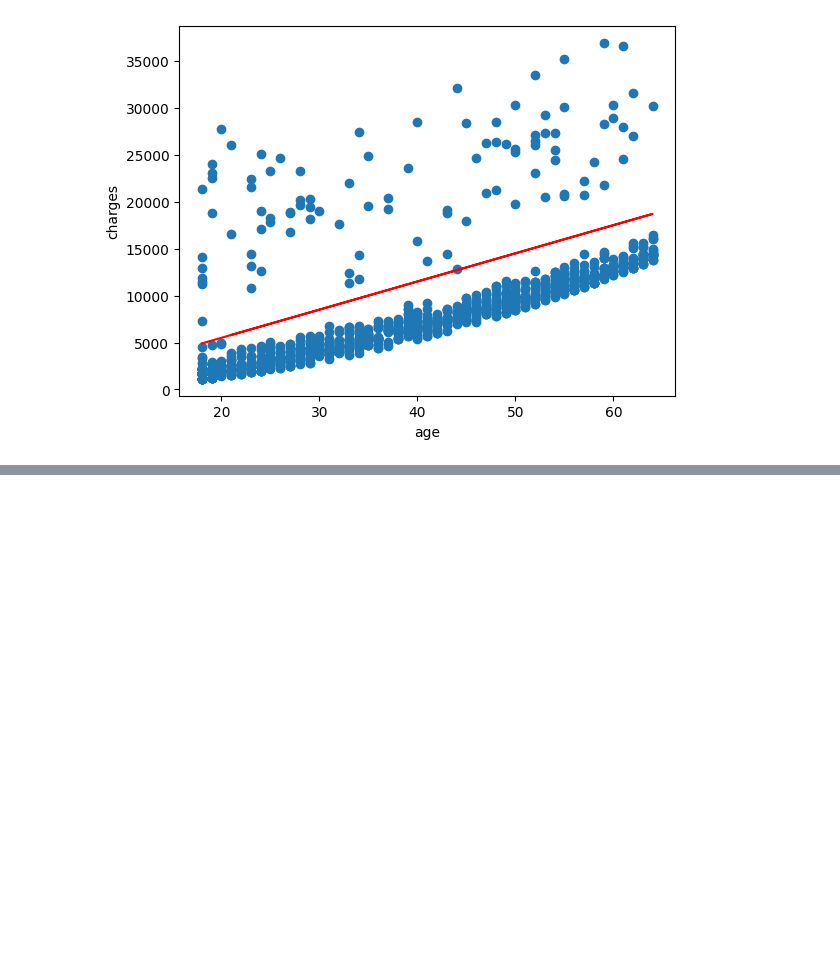
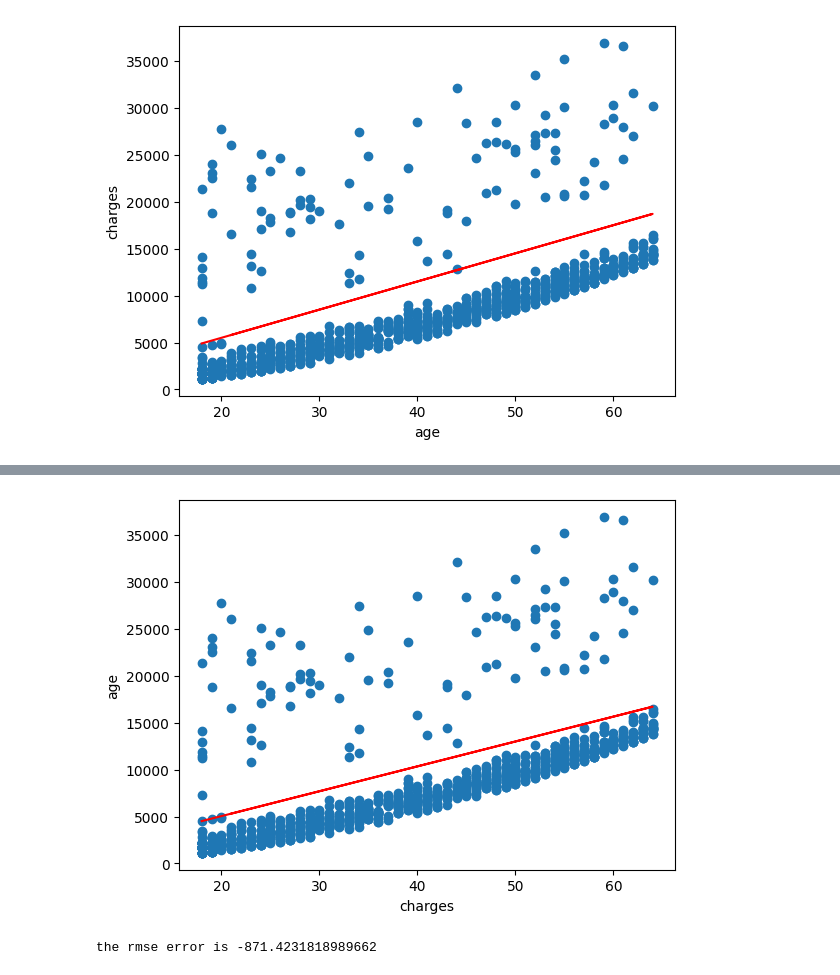
Before and after one commit to adith369-web/ml-projects, a Jupyter notebook: scikit-learn_notes.ipynb, the cells around one changed output, grey strips where cells are left out. Cells and saved outputs as stored; diff of their text form; code cells hidden in the pictures; blank space fills up the shorter version.

```diff
--- a/scikit-learn_notes.ipynb
+++ b/scikit-learn_notes.ipynb
@@ -440,0 +497,5 @@ this looks good fit (300, -500.)
+# %%
+#the error is when w is 300 and b is -500
+estimated_charges=estimate_charges(df_non_smoker['age'],300,-500)
+error = df_non_smoker['charges'] - estimated_charges
+print(error)
@@ -440,0 +515,9 @@ this looks good fit (300, -500.)
+# %%
+#we can calculate the rmse
+
+predicted=estimate_charges(df_non_smoker['age'],300,-500)
+target=df_non_smoker['charges']
+def rmse(target,predicted):
+  return np.mean((target - predicted)**1/2)
+
+rmse(target,predicted)
@@ -440,0 +534,19 @@ this looks good fit (300, -500.)
+# %%
+def try_parameters_2(w,b):
+
+    ages=df_non_smoker['age']
+    estimated_charges=estimate_charges(ages,w,b)
+    target=df_non_smoker['charges']
+    predicted=estimate_charges(df_non_smoker['age'],w,b)
+    rmse_value=rmse(target,predicted)
+    plt.scatter(x=ages,y=target)
+    plt.plot(ages,estimated_charges,color='red')
+    plt.xlabel('charges')
+    plt.ylabel('age')
+    plt.show()
+    print(f"the rmse error is {rmse_value}")
+# %%
+try_parameters_2(265,-260)
+# %% [output]
+[figure, added]
+the rmse error is -871.4231818989662
```
Also changed, not shown: parts of 11 cells of this notebook, 1 other file.
